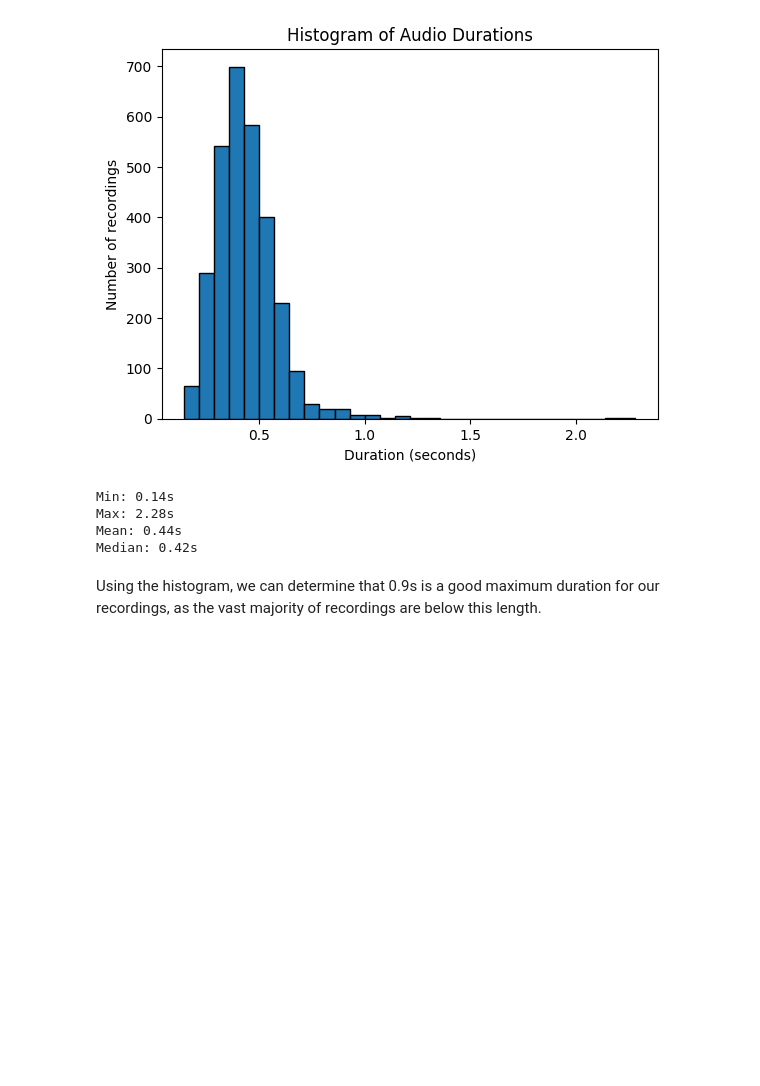
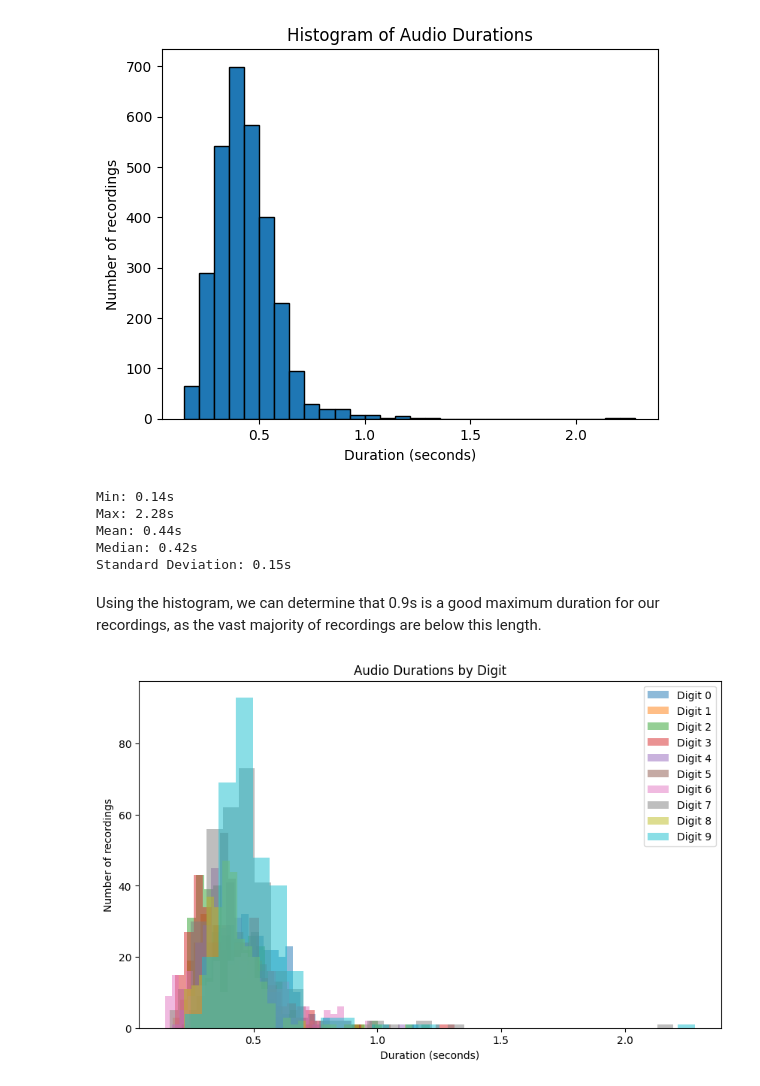
Before and after one commit to AdiPassover/Machine-Learning-Final-Assignment, a Jupyter notebook: data_analysis.ipynb, the cells around one changed output. Cells and saved outputs as stored; diff of their text form; code cells hidden in the pictures; blank space fills up the shorter version.

```diff
--- a/data_analysis.ipynb
+++ b/data_analysis.ipynb
@@ -8 +10,15 @@ RECORDINGS_FOLDER_PATH = "dataset/recordings"
+# %%
+def calculate_audio_lengths(directory, sample_rate=16000):
+    lengths = []
+
+    for file in os.listdir(directory):
+        if file.endswith(".wav"):
+            path = os.path.join(directory, file)
+            y, sr = librosa.load(path, sr=sample_rate)
+            duration = len(y) / sr  # seconds
+            lengths.append(duration)
+
+    return np.array(lengths)
+# %%
+lengths = calculate_audio_lengths(RECORDINGS_FOLDER_PATH)
 # %%
@@ -31,10 +37,28 @@ def plot_audio_lengths(directory, sample_rate=16000):
 # %%
-plot_audio_lengths(RECORDINGS_FOLDER_PATH)
+plot_audio_lengths(lengths)
 # %% [output]
 [figure]
 Min: 0.14s
 Max: 2.28s
 Mean: 0.44s
 Median: 0.42s
+Standard Deviation: 0.15s
 # %% [markdown]
 Using the histogram, we can determine that 0.9s is a good maximum duration for our recordings, as the vast majority of recordings are below this length.
+# %%
+def plot_length_by_digit(lengths):
+    plt.figure(figsize=(10, 6))
+
+    for label in range(10):
+        label_lengths = lengths[label*300:(label+1)*300]
+        plt.hist(label_lengths, bins=30, alpha=0.5, label=f"Digit {label}")
+
+    plt.xlabel("Duration (seconds)")
+    plt.ylabel("Number of recordings")
+    plt.title("Audio Durations by Digit")
+    plt.legend()
+    plt.show()
+# %%
+plot_length_by_digit(lengths)
+# %% [output]
+[figure, added]
```
Also changed, not shown: parts of 6 cells of this notebook, 9 other files.
